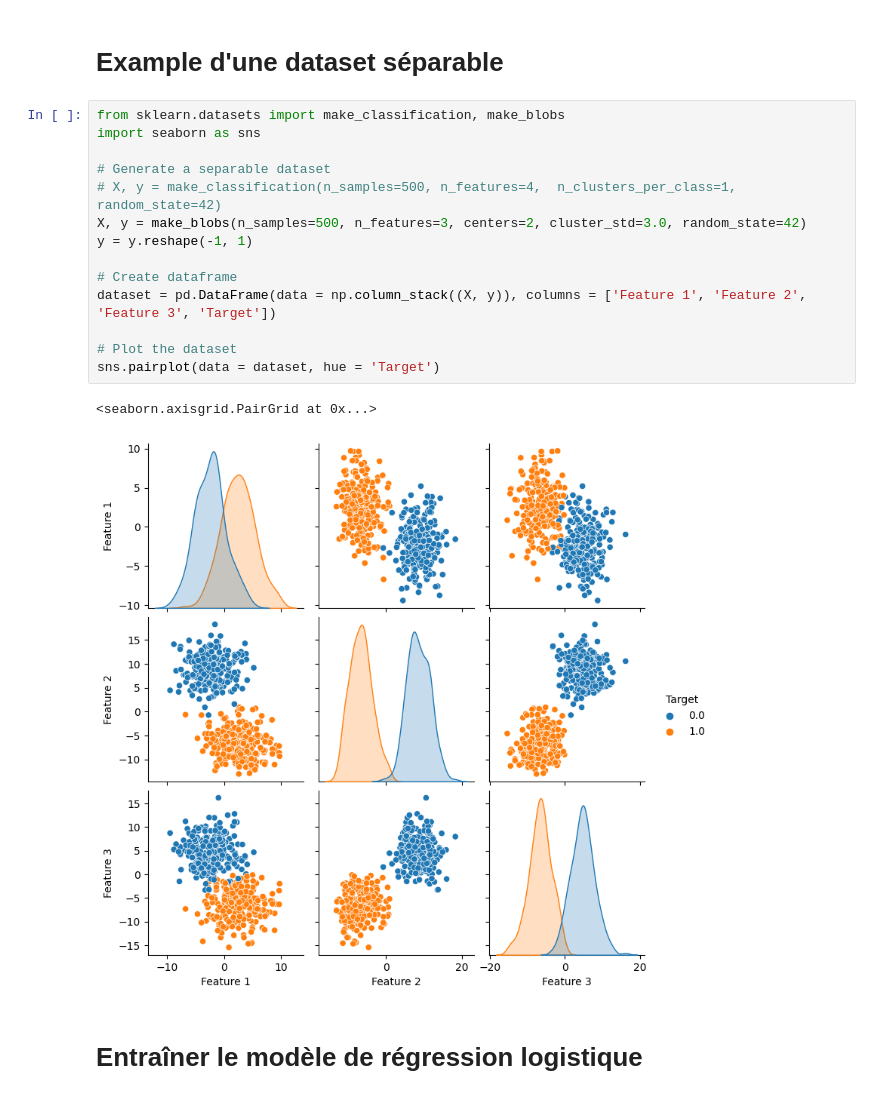
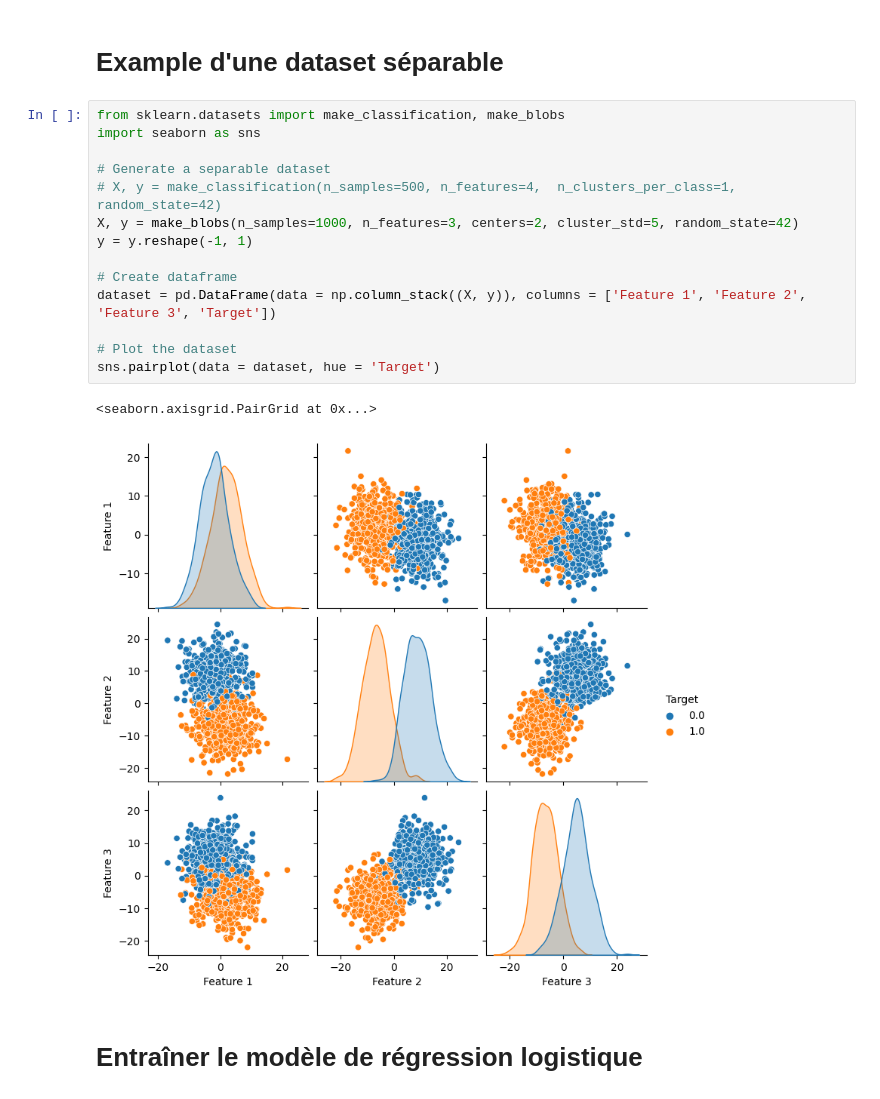
Before and after one commit to Slimani-CE/AI-Python-Implemention, a Jupyter notebook: Classification/Classification from scratch/Logistic regression from scratch/Logistic regression from scratch.ipynb, the cells around one changed output. Drawn from its saved outputs; the diff is of its cells as text.

```diff
--- a/Classification/Classification from scratch/Logistic regression from scratch/Logistic regression from scratch.ipynb
+++ b/Classification/Classification from scratch/Logistic regression from scratch/Logistic regression from scratch.ipynb
@@ -206,20 +208,20 @@ plt.show()
 # %%
 from sklearn.datasets import make_classification, make_blobs
 import seaborn as sns
 
 # Generate a separable dataset
 # X, y = make_classification(n_samples=500, n_features=4,  n_clusters_per_class=1, random_state=42)
-X, y = make_blobs(n_samples=500, n_features=3, centers=2, cluster_std=3.0, random_state=42)
+X, y = make_blobs(n_samples=1000, n_features=3, centers=2, cluster_std=5, random_state=42)
 y = y.reshape(-1, 1)
 
 # Create dataframe
 dataset = pd.DataFrame(data = np.column_stack((X, y)), columns = ['Feature 1', 'Feature 2', 'Feature 3', 'Target'])
 
 # Plot the dataset
 sns.pairplot(data = dataset, hue = 'Target')
 # %% [output]
 <seaborn.axisgrid.PairGrid at 0x...>
-[figure, old version]
+[figure, new version]
 # %% [markdown]
 # Entraîner le modèle de régression logistique
 # %%
```
Also changed, not shown: parts of 20 cells of this notebook.
